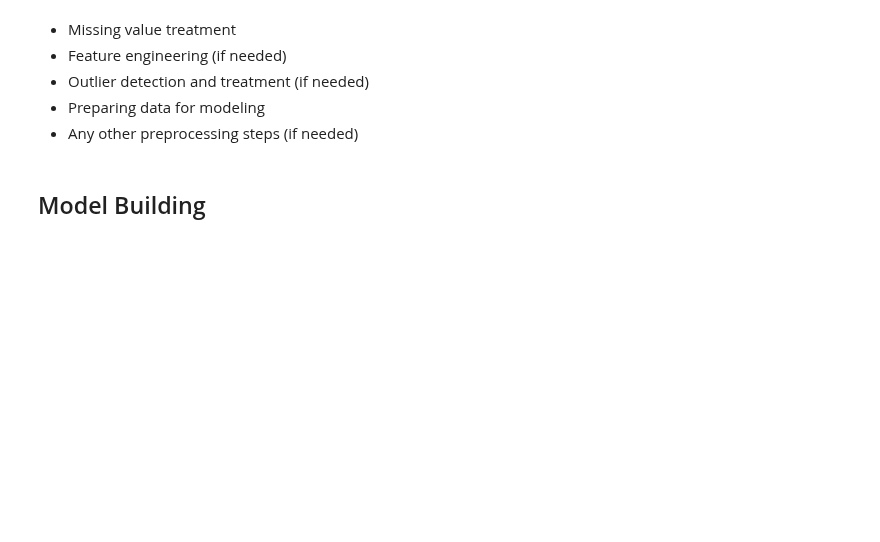
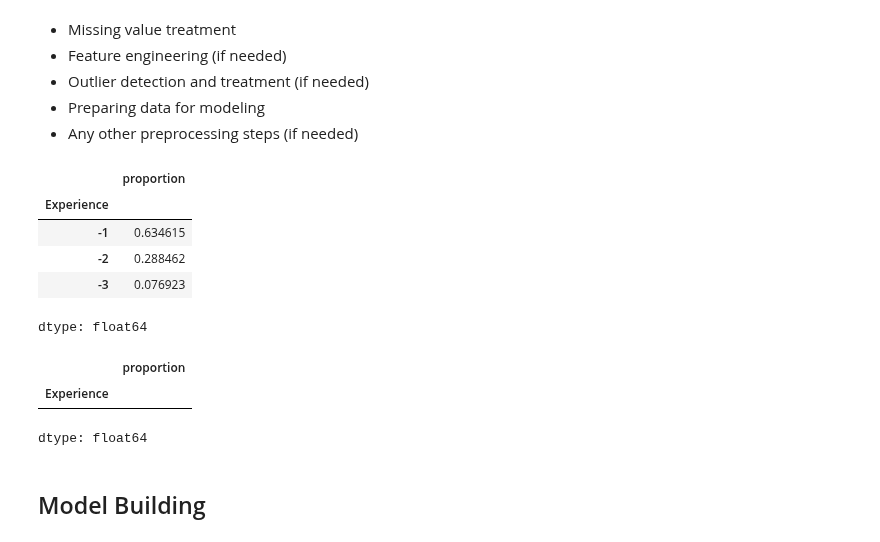
Before and after one commit to ankur0405/LearningPython, a Jupyter notebook: AIML_ML_Project_full_code_notebook.ipynb, the cells around one changed output. Cells and saved outputs as stored; diff of their text form; code cells hidden in the pictures; blank space fills up the shorter version.

```diff
--- a/AIML_ML_Project_full_code_notebook.ipynb
+++ b/AIML_ML_Project_full_code_notebook.ipynb
@@ -223,3 +238,21 @@ plt.show()
 * Outlier detection and treatment (if needed)
 * Preparing data for modeling
 * Any other preprocessing steps (if needed)
+# %%
+#Check the abnormal values in experience as found during data analysis
+df[df['Experience']<0]['Experience'].value_counts(normalize=True)
+# %% [output]
+|  | proportion |
+| Experience |  |
+| -1 | 0.634615 |
+| -2 | 0.288462 |
+| -3 | 0.076923 |
+dtype: float64
+# %%
+#converting negative values to positive as no one can have neh=gative experience snd hence assuming it to be a human error of adding a negative sign by mistake
+df['Experience']=np.abs(df['Experience'])
+df[df['Experience']<0]['Experience'].value_counts(normalize=True)
+# %% [output]
+|  | proportion |
+| Experience |  |
+dtype: float64
```
Also changed, not shown: parts of 15 cells of this notebook.
